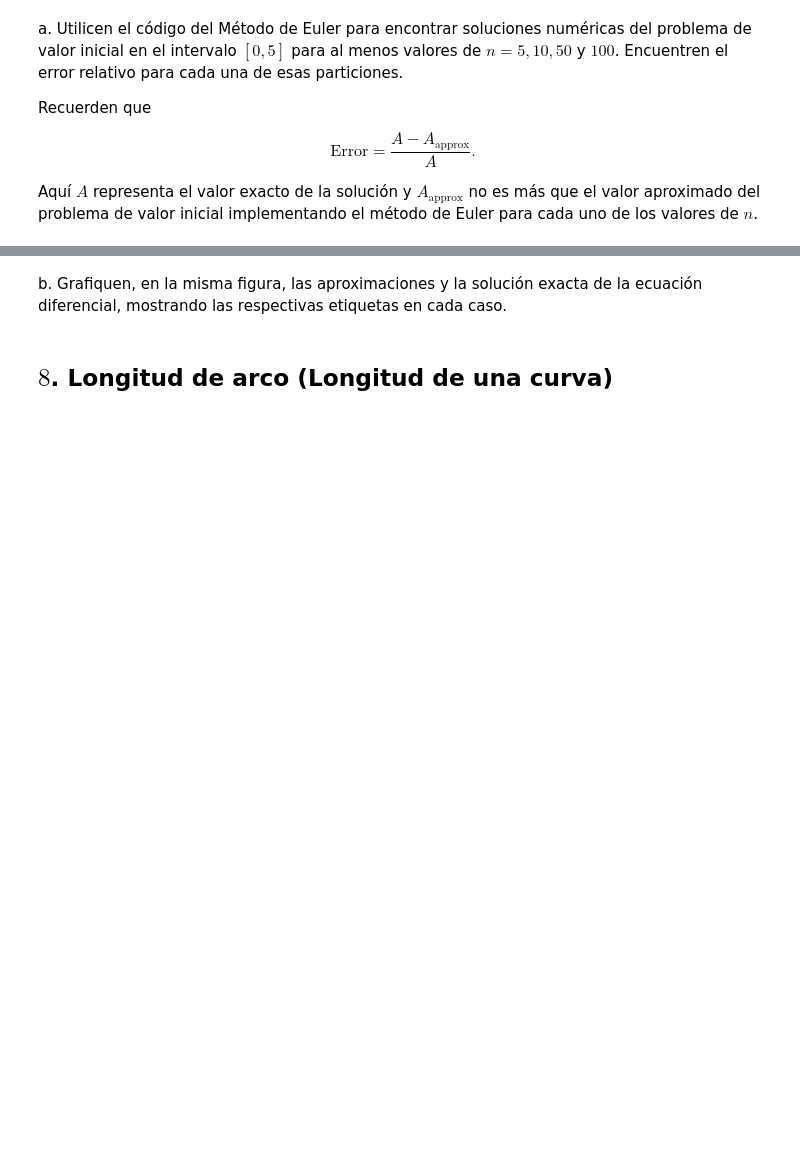
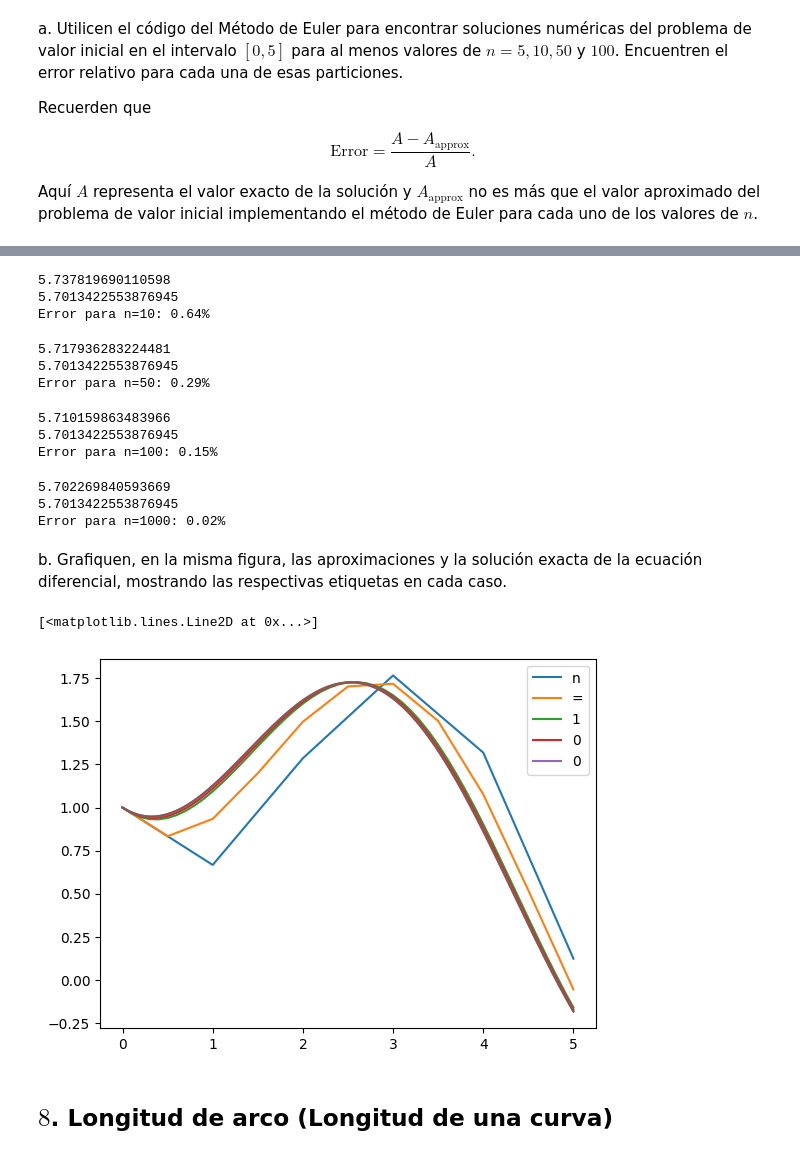
Before and after one commit to arkantrust/applied-math, a Jupyter notebook: II/workshops/taller_1.ipynb, the cells around one changed output, grey strips where cells are left out. Drawn from its saved outputs; the diff is of its cells as text; code cells hidden in the pictures; blank space fills up the shorter version.

```diff
--- a/II/workshops/taller_1.ipynb
+++ b/II/workshops/taller_1.ipynb
@@ -419,7 +426,7 @@ cuya solución exacta viene dada por
 
 $$ x(t) = \frac {1}{10} \left ( 19e^{-t/3} + 3 \sin(t) - 9 \cos(t) \right ) $$
 # %%
-solution = lambda t: 1/10 * ( (19 * np.exp(-t / 3)) + (3 * np.sin(t)) - (9 * np.cos(t)) )
+original = lambda t: 1/10 * ( (19 * np.exp(-t / 3)) + (3 * np.sin(t)) - (9 * np.cos(t)) )
 # %% [markdown]
 a. Utilicen el código del Método de Euler para encontrar soluciones numéricas del problema de valor inicial en el intervalo $[0,5]$  para al menos valores de $ n = 5, 10, 50$ y $100$. Encuentren el error relativo para cada una de esas particiones.
 
@@ -470,6 +438,21 @@ def plotApproximation(t, x, ans):
-# %%
-t, x, ans = euler( ode, 1, 1, 1.5, 5, lambda x: np.e**(0.1*(x**2-1)) )
-
-printTable(t, x, ans, 4)
-
-plotApproximation(t, x, ans)
+# %%
+tmax = 5
+# %%
+def euler(n):
+    tvalues = [t0]
+    xvalues = [x0]
+
+    h = (tmax - t0) / n
+
+    for i in range(1, n+1):
+        t = tvalues[-1]
+        x = xvalues[-1]
+        dx = ode(t, x)
+
+        t_new = t + h
+        x_new = x + h * dx
+
+        tvalues.append(t_new)
+        xvalues.append(x_new)
+
+    return tvalues, xvalues
@@ -476,5 +495,53 @@ plotApproximation(t, x, ans)
+# %%
+print(area_euler(10))
+print(area_original())
+error(10)
+# %% [output]
+5.737819690110598
+5.7013422553876945
+Error para n=10: 0.64%
+# %%
+print(area_euler(50))
+print(area_original())
+error(50)
+# %% [output]
+5.717936283224481
+5.7013422553876945
+Error para n=50: 0.29%
+# %%
+print(area_euler(100))
+print(area_original())
+error(100)
+# %% [output]
+5.710159863483966
+5.7013422553876945
+Error para n=100: 0.15%
+# %%
+print(area_euler(1000))
+print(area_original())
+error(1000)
+# %% [output]
+5.702269840593669
+5.7013422553876945
+Error para n=1000: 0.02%
 # %% [markdown]
 b. Grafiquen, en la misma figura, las aproximaciones y la solución exacta de la ecuación diferencial, mostrando las respectivas etiquetas en cada caso.
+# %%
+def plot(n):
+  x, y = euler(n)
+  plt.plot(x, y)
+  plt.legend(f'n={n}')
+
+for i in [5, 10, 50, 100, 1000]:
+  plot(i)
+
+x = np.linspace(t0, tmax, 1001)
+y = original(x)
+
+plt.plot(x, y)
+# %% [output]
+[<matplotlib.lines.Line2D at 0x...>]
+[figure, added]
 # %% [markdown]
 ## $8$. Longitud de arco (Longitud de una curva)
 # %% [markdown]
```
Also changed, not shown: parts of 17 cells of this notebook.
